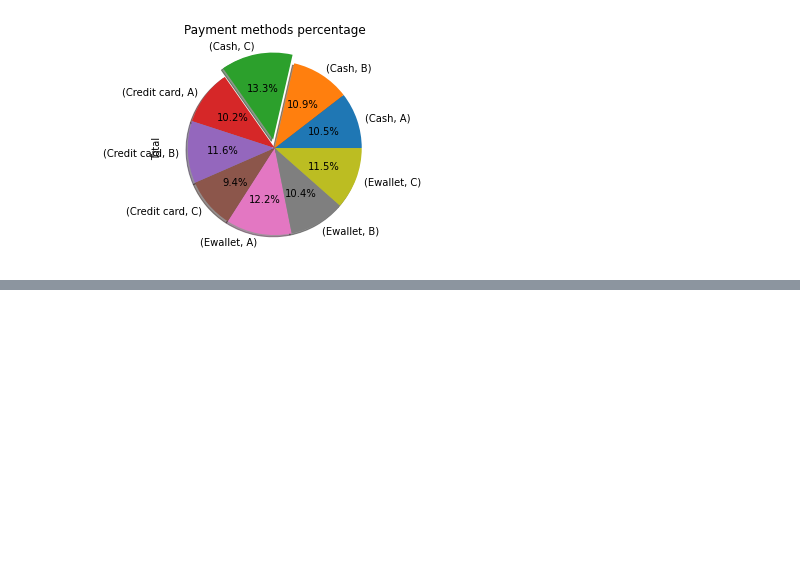
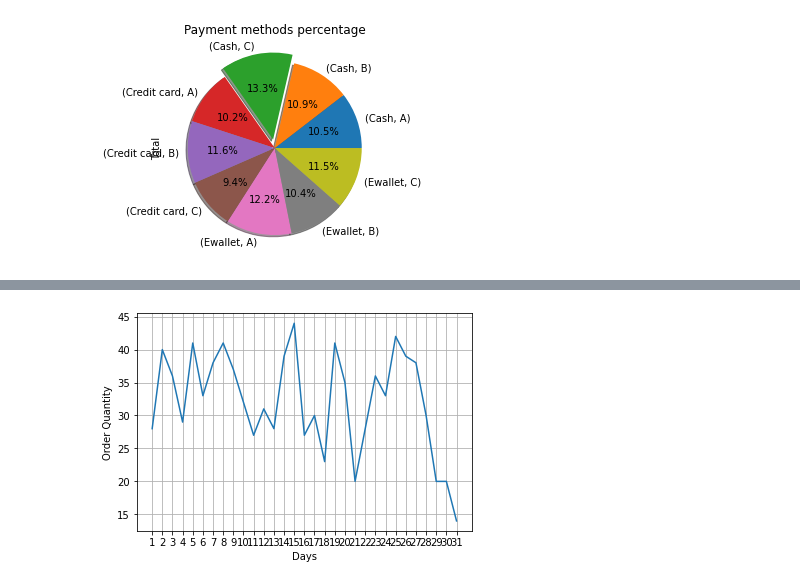
Before and after one commit to litu702/Supermarket_sales_Data, a Jupyter notebook: Supermarket_sales_Data.ipynb, the cells around one changed output, grey strips where cells are left out. Cells and saved outputs as stored; diff of their text form; code cells hidden in the pictures; blank space fills up the shorter version.

```diff
--- a/Supermarket_sales_Data.ipynb
+++ b/Supermarket_sales_Data.ipynb
@@ -320,0 +402,4 @@ plot = payment_grp.plot.pie(y='Total', title="Payment methods percentage", legen
+# %%
+df['Day']=pd.to_datetime(df['Date']).dt.day
+df['Count']=1
+df.head()
@@ -320,0 +456,12 @@ plot = payment_grp.plot.pie(y='Total', title="Payment methods percentage", legen
+# %%
+days = [day for day, df in df.groupby(['Day'])]
+
+plt.plot(days, df.groupby(['Day']).count()['Count'])
+plt.xticks(days)
+plt.grid()
+plt.xlabel('Days')
+plt.ylabel('Order Quantity')
+plt.show()
+#on average day number 15th has the highest order
+# %% [output]
+[figure, added]
```
Also changed, not shown: parts of 21 cells of this notebook.
